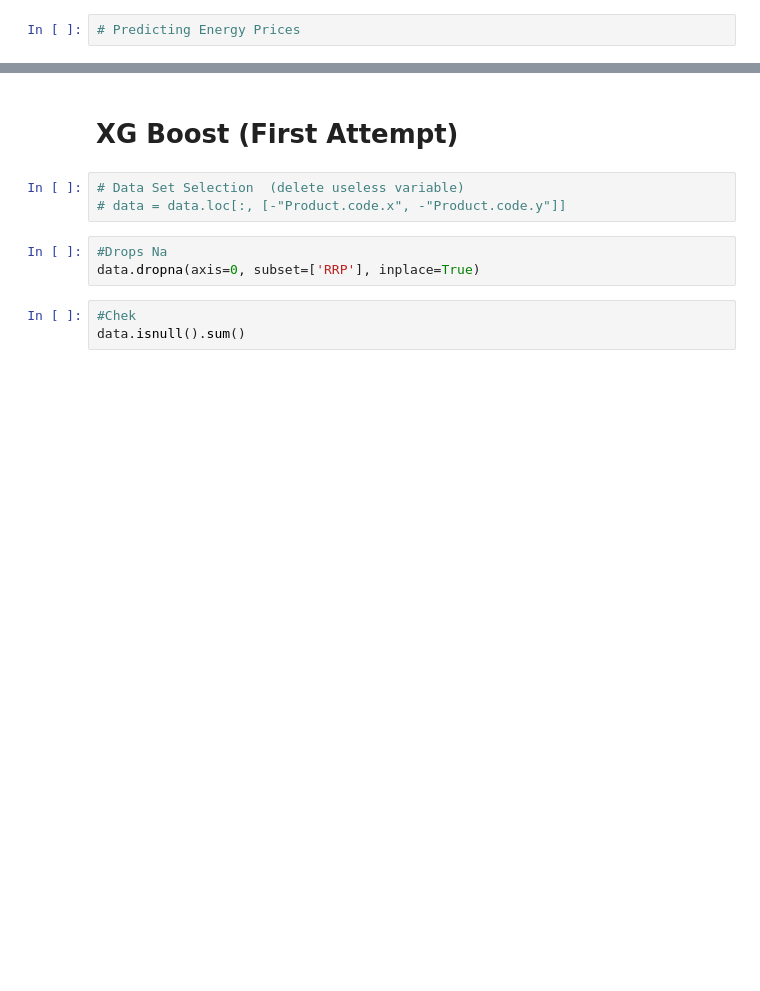
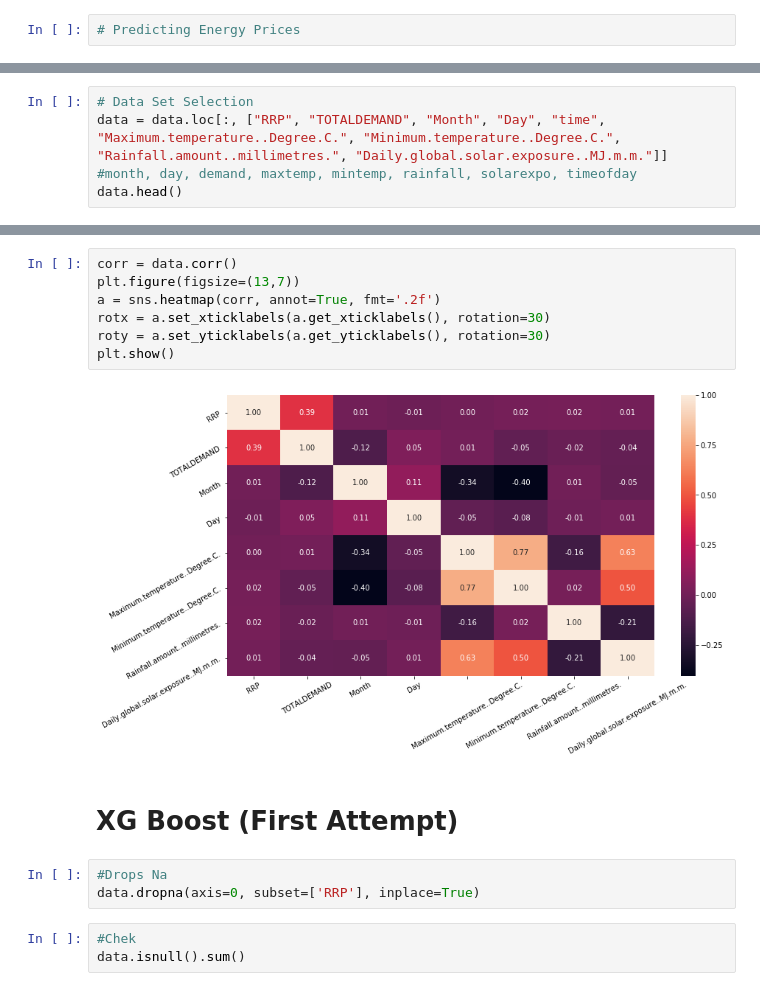
Before and after one commit to DonaldTurton/AT2_Advanced_Data_Algorithms, a Jupyter notebook: AT2_GetData.ipynb, the cells around one changed output, grey strips where cells are left out. Saved outputs shown, nothing was run; the diff lists cells and outputs as text; blank space fills up the shorter version.

```diff
--- a/AT2_GetData.ipynb
+++ b/AT2_GetData.ipynb
@@ -30,0 +33,5 @@ data.shape   #28280Obs 28var
+# %%
+# Data Set Selection
+data = data.loc[:, ["RRP", "TOTALDEMAND", "Month", "Day", "time", "Maximum.temperature..Degree.C.", "Minimum.temperature..Degree.C.", "Rainfall.amount..millimetres.", "Daily.global.solar.exposure..MJ.m.m."]]
+#month, day, demand, maxtemp, mintemp, rainfall, solarexpo, timeofday
+data.head()
@@ -96,9 +95,15 @@ Quality                                             584
 dtype: int64
+# %%
+corr = data.corr()
+plt.figure(figsize=(13,7))
+a = sns.heatmap(corr, annot=True, fmt='.2f')
+rotx = a.set_xticklabels(a.get_xticklabels(), rotation=30)
+roty = a.set_yticklabels(a.get_yticklabels(), rotation=30)
+plt.show()
+# %% [output]
+[figure, added]
 # %% [markdown]
 # XG Boost (First Attempt)
-# %%
-# Data Set Selection  (delete useless variable)
-# data = data.loc[:, [-"Product.code.x", -"Product.code.y"]]
 # %%
 #Drops Na
 data.dropna(axis=0, subset=['RRP'], inplace=True)
```
Also changed, not shown: parts of 15 cells of this notebook.
